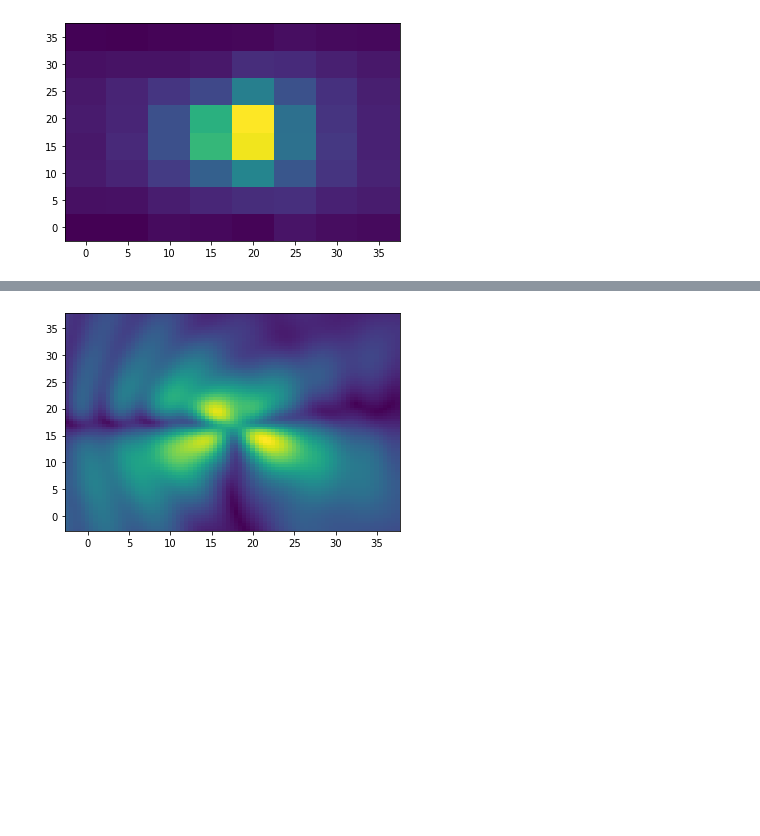
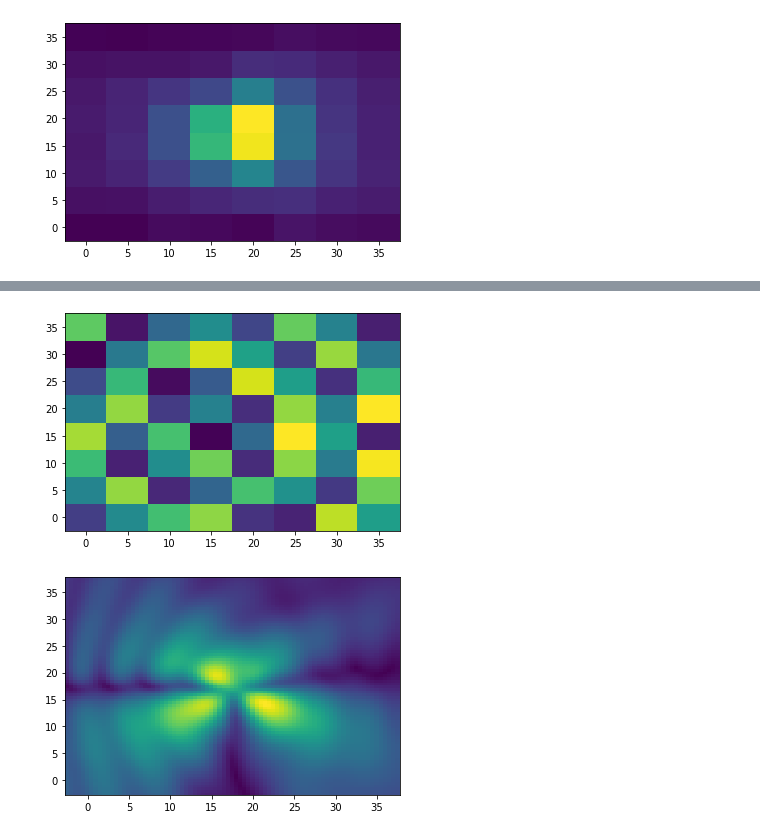
Before and after one commit to Khainguyen1349/MoMPython_KN, a Jupyter notebook: Maxwell/PlayWithMaxwell.ipynb, the cells around one changed output, grey strips where cells are left out. Cells and saved outputs as stored; diff of their text form; code cells hidden in the pictures; blank space fills up the shorter version.

```diff
--- a/Maxwell/PlayWithMaxwell.ipynb
+++ b/Maxwell/PlayWithMaxwell.ipynb
@@ -81,7 +82,7 @@ class readarray:
             if is_number(split_line[0]) and float(split_line[0]) == 30.01:
                 Dtemp.append([float(position) for position in split_line])
         D_file.close()
-        self.DY = reshape([Dtemp[i][1] + 1j*Dtemp[i][2] for i in range(len(Dtemp))],(8,8))
+        self.DY = flip(reshape([Dtemp[i][1] + 1j*Dtemp[i][2] for i in range(len(Dtemp))],(8,8)),axis = 1).T
 
 
         self.X, self.Y = meshgrid(linspace(0, 35, num=8), linspace(0, 35, num=8))
@@ -113,3 +166,8 @@ plt.show()
+# %%
+plt.pcolormesh(arr.X,arr.Y,angle(arr.DY),shading='auto')
+plt.show()
+# %% [output]
+[figure, added]
 # %%
 plt.pcolormesh(Eanal.X,Eanal.Y,abs(Eanal.DY),shading='auto')
 plt.show()
```
Also changed, not shown: parts of 12 cells of this notebook.
